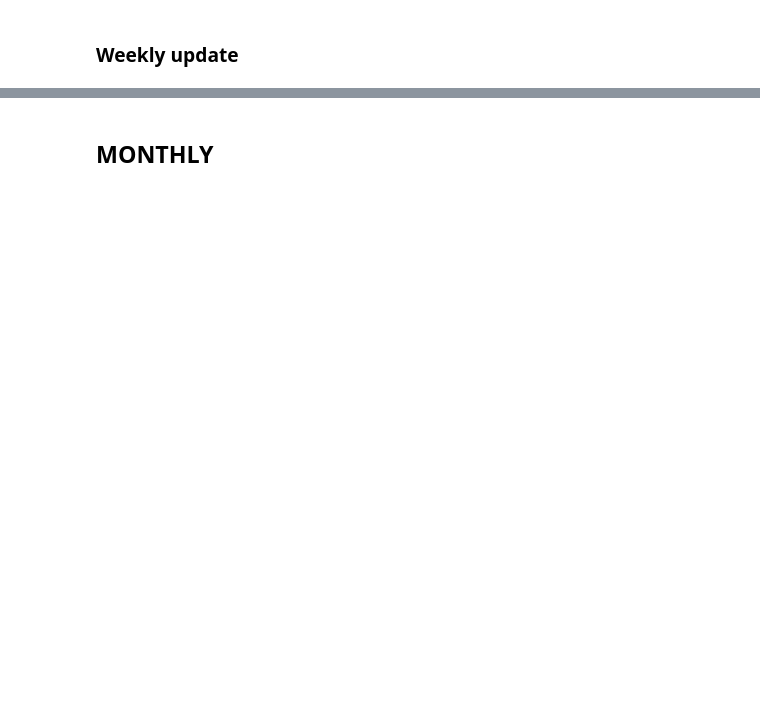
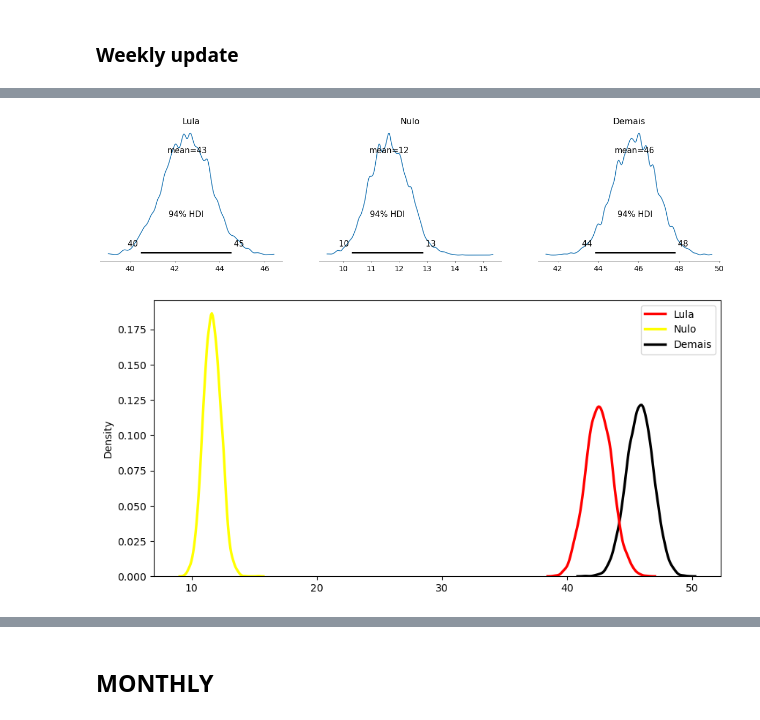
Before and after one commit to xboard/fastpages-blog, a Jupyter notebook: _notebooks/2022-01-07-brazils-2022-presidential-elections-polls-analysis-part1.ipynb, the cells around one changed output, grey strips where cells are left out. Drawn from its saved outputs; the diff is of its cells as text; code cells hidden in the pictures; blank space fills up the shorter version.

Commit message:
plots butininhos

```diff
--- a/_notebooks/2022-01-07-brazils-2022-presidential-elections-polls-analysis-part1.ipynb
+++ b/_notebooks/2022-01-07-brazils-2022-presidential-elections-polls-analysis-part1.ipynb
@@ -185,23 +244,32 @@ def calc_prob_lula_win(model, trace, niter=30, ppc=None):
 # %%
 flat_prior = prior = np.array([400.0, 130.0, 470.0])
 
-df_by_mes = df.groupby("mes").sum().reset_index()
+# df_by_mes = df.groupby("mes").sum().reset_index()
 # for obj in df_by_mes.itertuples():
+df_results_weekly = pd.DataFrame({})
+# print(df)
 
-print(df)
 for obj in df.itertuples():
     observed = np.array([obj.LULA, obj.NULO, obj.OUTROS])
     print(f">>> observed = {observed}")
-    model = build_model(prior, observed, rw_alpha_mult=10.0)
-    trace, ppc = sampling(model)
-    posterior = ppc['current']
+    model_w = build_model(prior, observed, rw_alpha_mult=6.67, rw_beta_mult=0.667)
+    trace_w, ppc_w = sampling(model_w)
+    posterior_w = ppc_w['current']
     # print(f">>> posterior.shape={posterior.shape}")
-    prior = dirichlet.mle(posterior/posterior.sum(axis=1).reshape(-1, 1))
+    prior = dirichlet.mle(posterior_w/posterior_w.sum(axis=1).reshape(-1, 1))
     # print('dirichlet.mle(posterior/posterior.sum(axis=1).reshape(-1, 1))=,', prior)
-    qs = calc_prob_lula_win(model, trace, ppc=ppc)
+    qs = calc_prob_lula_win(model, trace_w, ppc=ppc_w)
     # print(f">>> mes={obj.mes}, updaed_prior={prior},  qs={qs}% <<<")
     print(f">>> data_pesquisa={obj.data_pesquisa}, updaed_prior={prior},  qs={qs}% <<<");
-    post_prob = posterior/posterior.sum(axis=1).reshape(-1, 1)
+    post_prob = posterior_w/posterior_w.sum(axis=1).reshape(-1, 1)
+    df_results_weekly = df_results_weekly.append(pd.DataFrame({"data":[obj.data_pesquisa],
+                                           "LulaLB":[np.quantile(post_prob[:, 0], q=HDI)[0]],
+                                           "LulaM":[np.quantile(post_prob[:, 0], q=HDI)[1]],
+                                           "LulaUB":[np.quantile(post_prob[:, 0], q=HDI)[2]],
+                                           "DemaisLB":[np.quantile(post_prob[:, 2], q=HDI)[0]],
+                                           "DemaisM":[np.quantile(post_prob[:, 2], q=HDI)[1]],
+                                           "DemaisUB":[np.quantile(post_prob[:, 2], q=HDI)[2]]}))
     print(f"lula=", np.quantile(post_prob[:, 0], q=HDI))
     print(f"nulo=", np.quantile(post_prob[:, 1], q=HDI))
     print(f"demais=", np.quantile(post_prob[:, 2], q=HDI))
+df_results_weekly
@@ -214,16 +358,20 @@ az.summary(trace)
 # %%
 # fig, ax = plt.subplots(2, figsize=(10,6))
-lula = ppc['current'][:,0] / ppc['current'].sum(axis=1) * 100
-nulo = ppc['current'][:,1] / ppc['current'].sum(axis=1) * 100.00
-demais = ppc['current'][:,2] / ppc['current'].sum(axis=1) * 100
-az.plot_posterior({'Lula': lula, 'Demais': demais});
-#az.plot_posterior({}, ax=ax[1])
+lula_w = ppc_w['current'][:,0] / ppc_w['current'].sum(axis=1) * 100
+nulo_w = ppc_w['current'][:,1] / ppc_w['current'].sum(axis=1) * 100.00
+demais_w = ppc_w['current'][:,2] / ppc_w['current'].sum(axis=1) * 100
+# az.plot_posterior({'Lula': lula, 'Demais': demais});
+# az.plot_posterior({}, ax=ax[1])
 # %%
 # a0 = np.array([100, 299, 100])
 # D0 = np.random.dirichlet(a0, 1000)
 # D0
-az.plot_posterior({'Lula': lula, 'Demais': demais, 'Nulo/Branco':nulo});
+post_pred_w = pd.DataFrame({'Lula': lula_w, 'Nulo': nulo_w, 'Demais': demais_w})
+az.plot_posterior(post_pred_w.to_dict(orient='list'));
 fig, ax = plt.subplots(figsize=(10, 5), dpi=100)
 # ax.set_xlim(40, 50)
-post_pred = pd.DataFrame({'Lula': lula, 'Nulo': nulo, 'Demais': demais})
-sns.kdeplot(data=post_pred, ax=ax, palette=['red','yellow','black'], linewidth=2.5, gridsize=500);
+
+sns.kdeplot(data=post_pred_w, ax=ax, palette=['red','yellow','black'], linewidth=2.5, gridsize=100);
+# %% [output]
+[figure, added]
+[figure, added]
```
Also changed, not shown: parts of 53 cells of this notebook.
